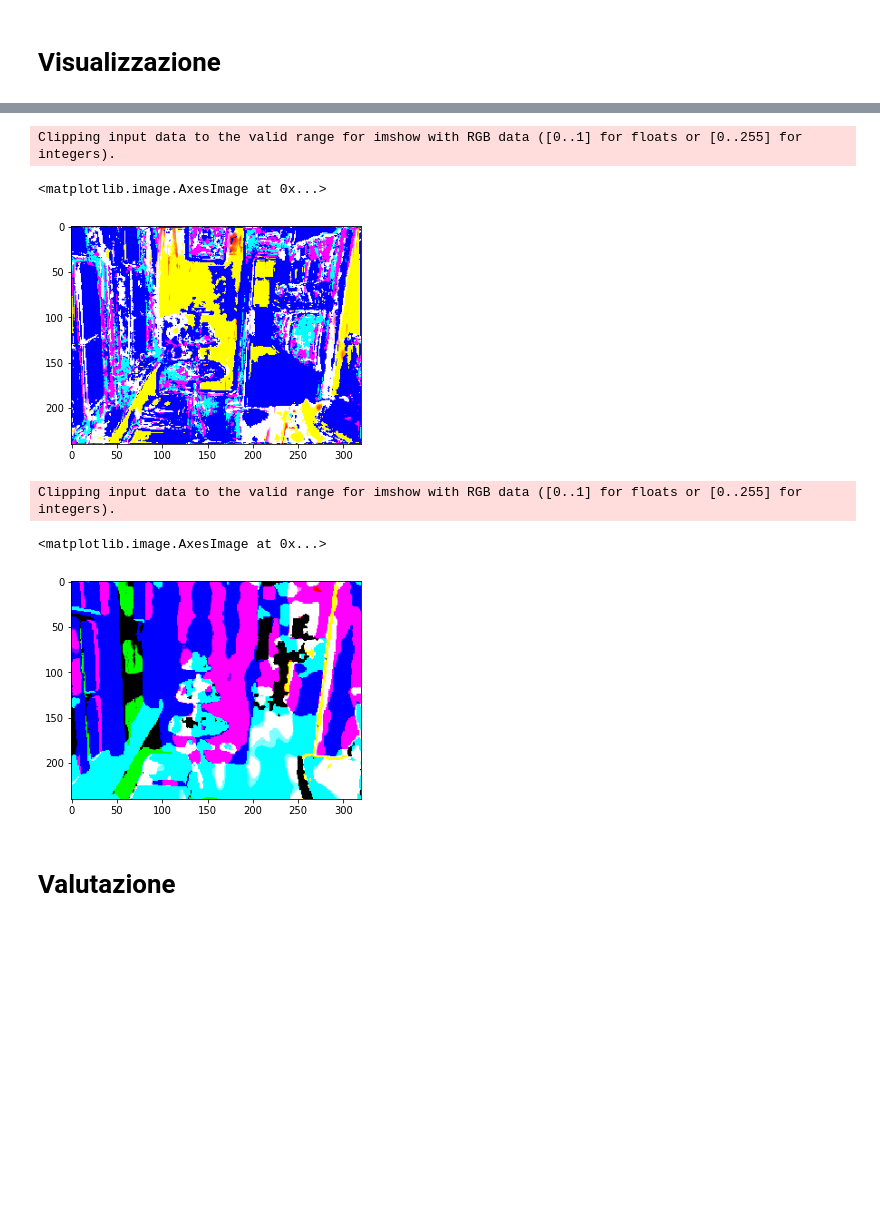
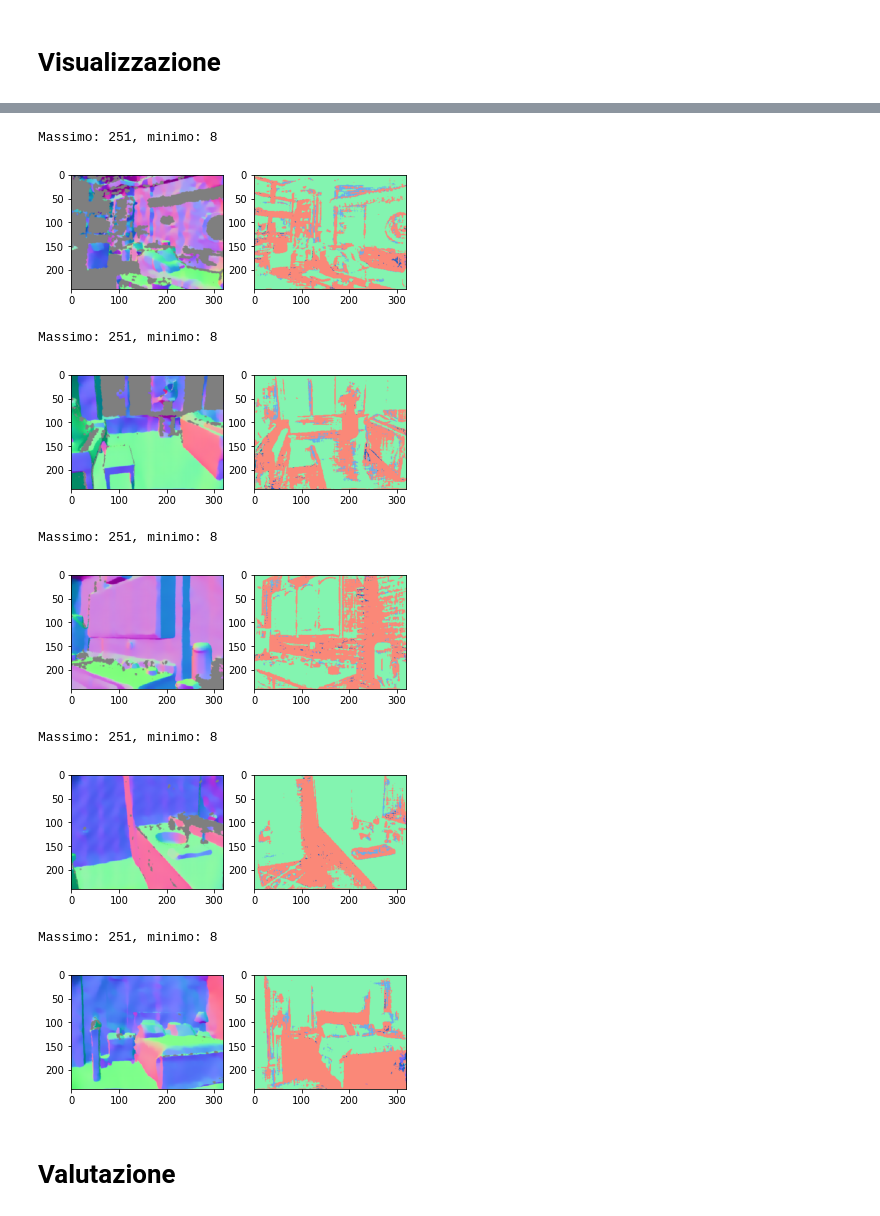
Before and after one commit to marza1993/surface_normal_transfer, a Jupyter notebook: evaluation/evaluation_transferlearning.ipynb, the cells around one changed output, grey strips where cells are left out. Drawn from its saved outputs; the diff is of its cells as text; code cells hidden in the pictures; blank space fills up the shorter version.

```diff
--- a/evaluation/evaluation_transferlearning.ipynb
+++ b/evaluation/evaluation_transferlearning.ipynb
@@ -313,5 +342,5 @@ np.savez_compressed(PATH_BASE + "prediction_test_decoded_20200523.npz", y_test_p
 # %%
-loaded = np.load(PATH_BASE + "prediction_test_decoded_20200523.npz")
+loaded = np.load(PATH_BASE + "prediction_test_decoded_20200602.npz")
 y_test_p = loaded['y_test_p']
 # %%
 y_test_p.shape
@@ -335,21 +360,32 @@ y_test_p[index].shape
-# %%
-%matplotlib inline
-import matplotlib.pyplot as plt
-#plt.figure('es. predizione decodificata')
-plt.imshow(255/2 * y_test_p[index])
-# %% [output]
-Clipping input data to the valid range for imshow with RGB data ([0..1] for floats or [0..255] for integers).
-<matplotlib.image.AxesImage at 0x...>
-[figure, removed]
-# %%
-%matplotlib inline
-import matplotlib.pyplot as plt
-#plt.figure('es. predizione decodificata')
-plt.imshow(255/2 * normali_test[index])
-# %% [output]
-Clipping input data to the valid range for imshow with RGB data ([0..1] for floats or [0..255] for integers).
-<matplotlib.image.AxesImage at 0x...>
-[figure, removed]
+# %%
+normali_test_vis = (255/2.0 * (normali_test + 1)).astype(int)
+normali_pred_vis = (255/2.0 * (y_test_p + 1)).astype(int)
+# %%
+# visualizzo alcune coppie gt/predizione:
+%matplotlib inline
+import matplotlib.pyplot as plt
+
+rnd = np.sort(np.random.randint(y_test_p.shape[0], size=5))
+for i in rnd:
+  print("Massimo: {}, minimo: {}".format(np.max(normali_pred_vis[i]), np.min(normali_pred_vis[i])))
+  plt.figure('gt/predicted')
+  plt.subplot(121)
+  plt.imshow(normali_test_vis[i])
+
+  plt.subplot(122)
+  plt.imshow(normali_pred_vis[i])
+  plt.show()
+# %% [output]
+Massimo: 251, minimo: 8
+[figure, added]
+Massimo: 251, minimo: 8
+[figure, added]
+Massimo: 251, minimo: 8
+[figure, added]
+Massimo: 251, minimo: 8
+[figure, added]
+Massimo: 251, minimo: 8
+[figure, added]
 # %% [markdown]
 # Valutazione
 # %% [markdown]
```
Also changed, not shown: parts of 21 cells of this notebook, 27 other files.
